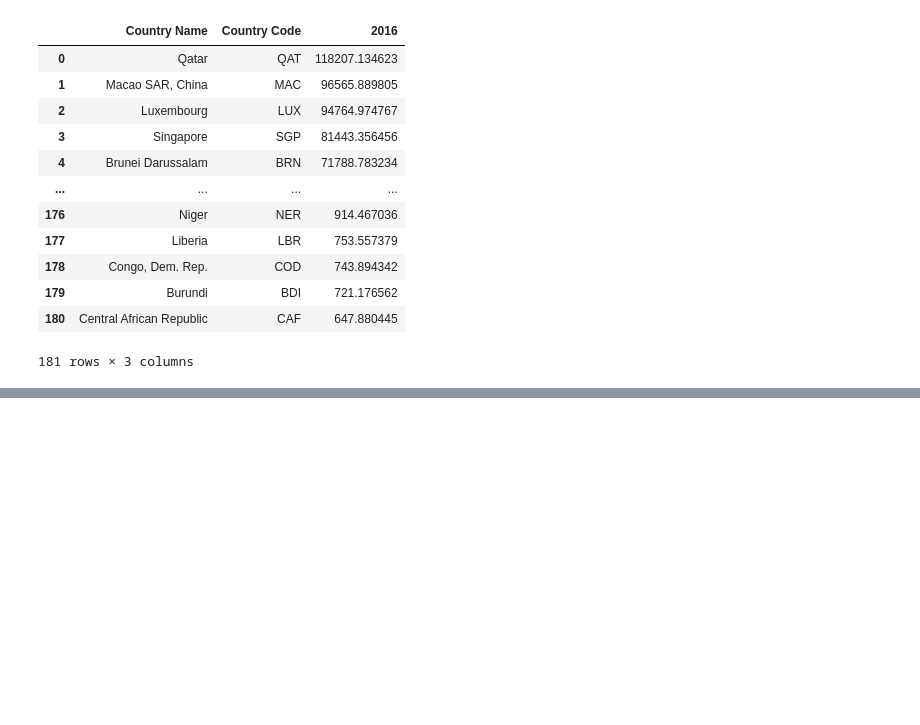
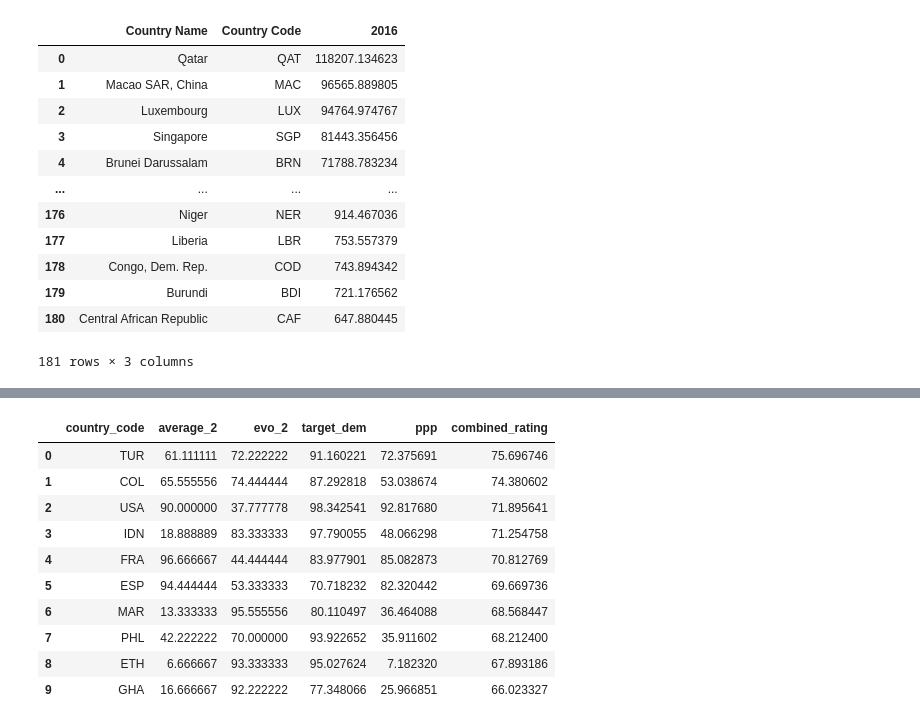
Before and after one commit to Psemp/ds_project_2, a Jupyter notebook: nb_1.ipynb, the cells around one changed output, grey strips where cells are left out. Cells and saved outputs as stored; diff of their text form; code cells hidden in the pictures; blank space fills up the shorter version.

```diff
--- a/nb_1.ipynb
+++ b/nb_1.ipynb
@@ -625,19 +628,18 @@ df_rating = pd.DataFrame(data=countries_only, columns=["country_code"])
 # adding empty cols :
 
 columns = [
-    "country_name",
     "average_2",
     "evo_2",
     "target_dem",
     "ppp",
-    "combined_rating",
 ]
 
 # -1 Value means unrated
 
 for column in columns:
-    df_rating[column] = -1
+    df_rating[column] = np.nan
 
+df_rating["combined_rating"] = -1
 
 # Removing regions from results dfs :
 
@@ -675,7 +677,16 @@ for c_code in countries_only:
     rank_target_dem = get_rank(country_code=c_code, df=df_target_dem)
     rank_ppp = get_rank(country_code=c_code, df=df_ppp)
     values_list = [rank_avg_2, rank_ev_2, rank_target_dem, rank_ppp]
+
     try:
         df_rating.loc[df_rating["country_code"] == c_code, ratings_cols] = values_list
     except KeyError:
         pass
+
+
+# Coefficient per column
+k_per_col = {"average_2": 2,
+             "evo_2": 4,
+             "target_dem": 3,
+             "ppp": 1
+            }
@@ -697,0 +709,21 @@ df_rating
+# %%
+for col_label in k_per_col.keys():
+    rate_col(dataframe=df_rating, column_label=col_label)
+
+df_rating = df_rating.dropna()
+# %%
+df_rating = final_rating(dataframe=df_rating, k_per_col=k_per_col)
+# %%
+df_rating.head(10)
+# %% [output]
+|  | country_code | average_2 | evo_2 | target_dem | ppp | combined_rating |
+| 0 | TUR | 61.111111 | 72.222222 | 91.160221 | 72.375691 | 75.696746 |
+| 1 | COL | 65.555556 | 74.444444 | 87.292818 | 53.038674 | 74.380602 |
+| 2 | USA | 90.000000 | 37.777778 | 98.342541 | 92.817680 | 71.895641 |
+| 3 | IDN | 18.888889 | 83.333333 | 97.790055 | 48.066298 | 71.254758 |
+| 4 | FRA | 96.666667 | 44.444444 | 83.977901 | 85.082873 | 70.812769 |
+| 5 | ESP | 94.444444 | 53.333333 | 70.718232 | 82.320442 | 69.669736 |
+| 6 | MAR | 13.333333 | 95.555556 | 80.110497 | 36.464088 | 68.568447 |
+| 7 | PHL | 42.222222 | 70.000000 | 93.922652 | 35.911602 | 68.212400 |
+| 8 | ETH | 6.666667 | 93.333333 | 95.027624 | 7.182320 | 67.893186 |
+| 9 | GHA | 16.666667 | 92.222222 | 77.348066 | 25.966851 | 66.023327 |
```
Also changed, not shown: parts of 10 cells of this notebook, 2 other files.
